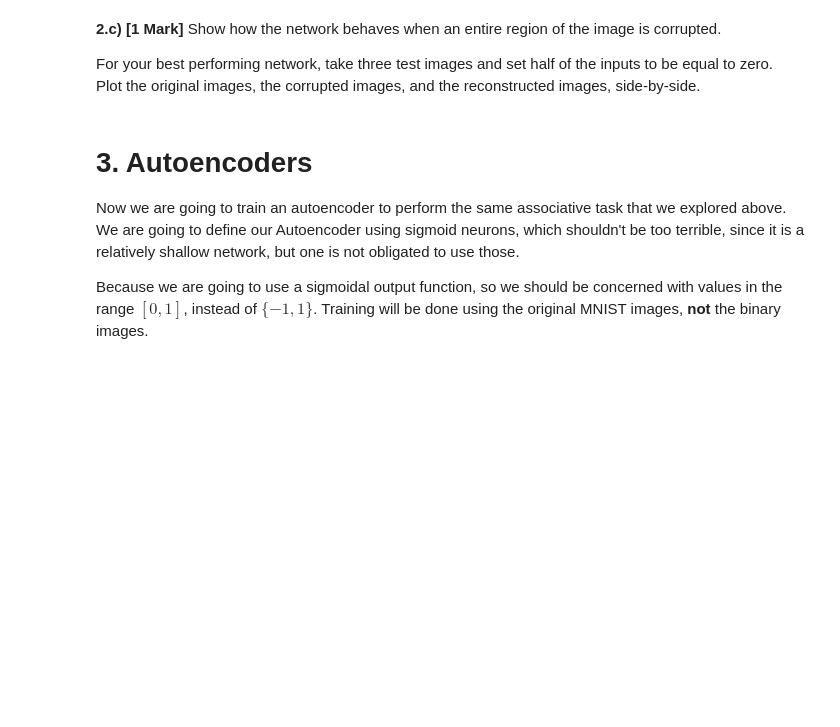
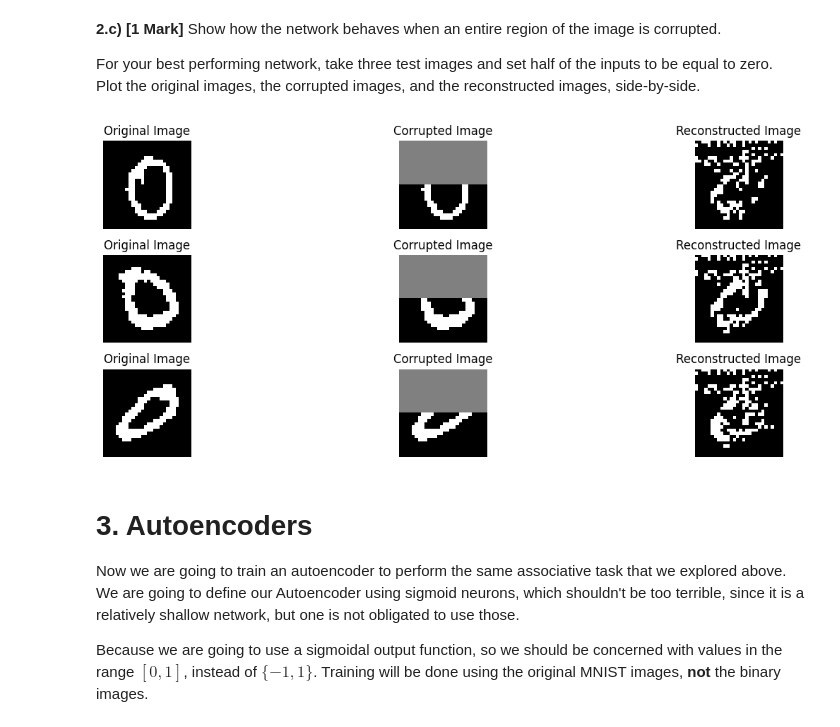
Before and after one commit to mr-nudo/neuronModels1, a Jupyter notebook: syde552_file_(3).ipynb, the cells around one changed output. Cells and saved outputs as stored; diff of their text form; code cells hidden in the pictures; blank space fills up the shorter version.

```diff
--- a/syde552_file_(3).ipynb
+++ b/syde552_file_(3).ipynb
@@ -436,3 +467,36 @@ Plot the original images, the corrupted images, and the reconstructed images, si
+# %%
+# Select three test images
+test_images = testing_data[:3]
+
+# Set half of the inputs to zero for each test image
+corrupted_images = test_images.clone()
+corrupted_images[:, :corrupted_images.shape[1] // 2] = 0
+
+# Reconstruct the corrupted images using the trained network
+reconstructed_images = torch.sign(torch.matmul(W_pseudo, corrupted_images.T)).T
+
+# Plot original images, corrupted images, and reconstructed images side-by-side
+plt.figure(figsize=(15, 5))
+for i in range(3):
+    plt.subplot(3, 3, i*3 + 1)
+    plt.imshow(test_images[i].reshape(28, 28), cmap='gray')
+    plt.title('Original Image')
+    plt.axis('off')
+
+    plt.subplot(3, 3, i*3 + 2)
+    plt.imshow(corrupted_images[i].reshape(28, 28), cmap='gray')
+    plt.title('Corrupted Image')
+    plt.axis('off')
+
+    plt.subplot(3, 3, i*3 + 3)
+    plt.imshow(reconstructed_images[i].reshape(28, 28), cmap='gray')
+    plt.title('Reconstructed Image')
+    plt.axis('off')
+
+plt.tight_layout()
+plt.show()
+# %% [output]
+[figure, added]
 # %% [markdown]
 # 3. Autoencoders
 
```
Also changed, not shown: parts of 5 cells of this notebook.
